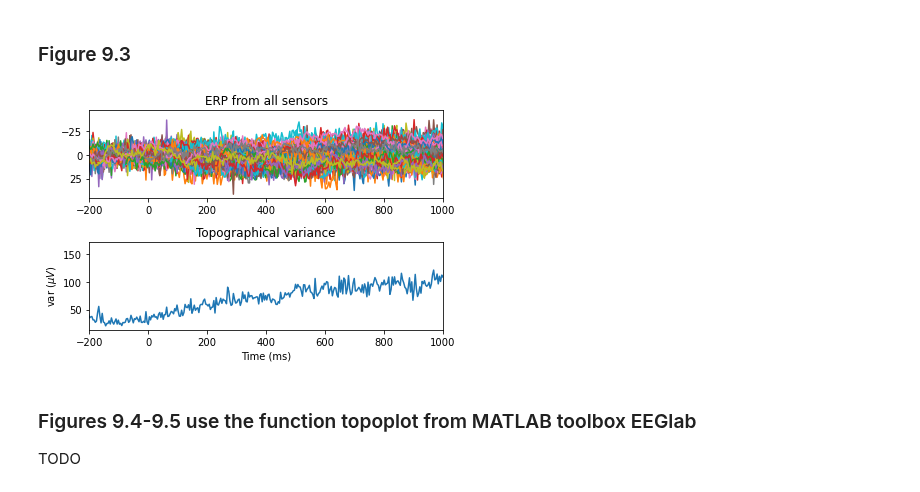
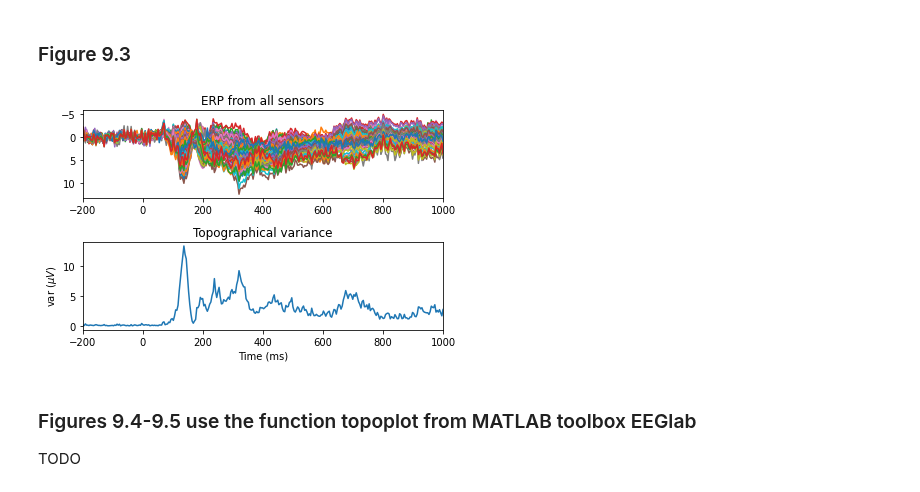
Before and after one commit to lyndond/Analyzing_Neural_Time_Series, a Jupyter notebook: chapter09.ipynb, the cells around one changed output. Drawn from its saved outputs; the diff is of its cells as text; code cells hidden in the pictures.

Commit message:
fix bug in figure 9.3
correct dimension reference: to compute ERP, the EEG data must be
averaged across trials (dimension 2)

```diff
--- a/chapter09.ipynb
+++ b/chapter09.ipynb
@@ -131,23 +131,23 @@ _=plt.legend(['raw','0-40 Hz','0-10Hz','5-15Hz'])
 # %%
 plt.figure()
 
 plt.subplot(211)
-plt.plot(eeg_times,np.squeeze(eeg_data.mean(axis=0)))
+plt.plot(eeg_times,np.squeeze(eeg_data.mean(axis=2)).T)
 plt.xlim([-200, 1000])
 plt.gca().invert_yaxis() #flip for EEG conventions
 plt.title("ERP from all sensors")
 
 #topographical variance plot
 
 plt.subplot(212)
-plt.plot(eeg_times,np.squeeze(eeg_data.mean(axis=0).var(axis=1)))
+plt.plot(eeg_times,np.squeeze(eeg_data.mean(axis=2).var(axis=0)))
 plt.xlim([-200,1000])
 plt.xlabel("Time (ms)")
 plt.ylabel("var "+r'$ (\mu V) $')
 plt.title("Topographical variance")
 plt.tight_layout()
 # %% [output]
-[figure, old version]
+[figure, new version]
 # %% [markdown]
 ### Figures 9.4-9.5 use the function topoplot from  MATLAB toolbox EEGlab
 TODO
```
Also changed, not shown: parts of 2 cells of this notebook.
